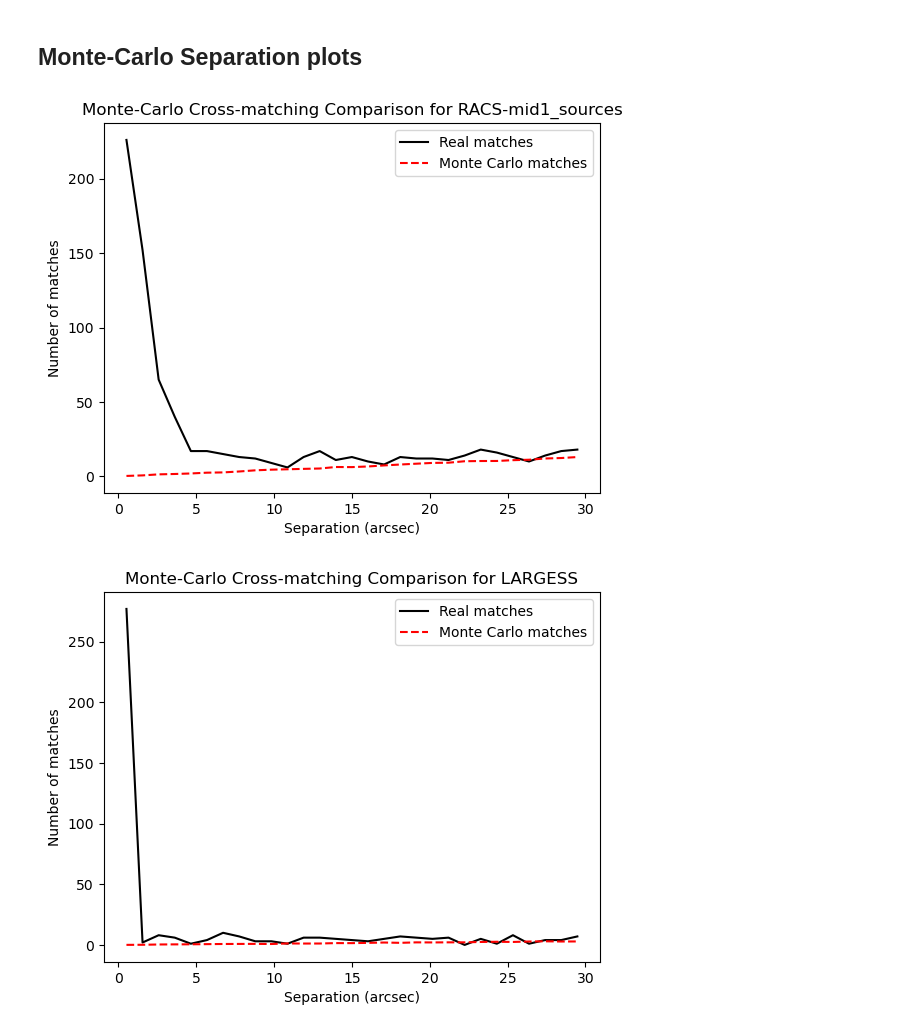
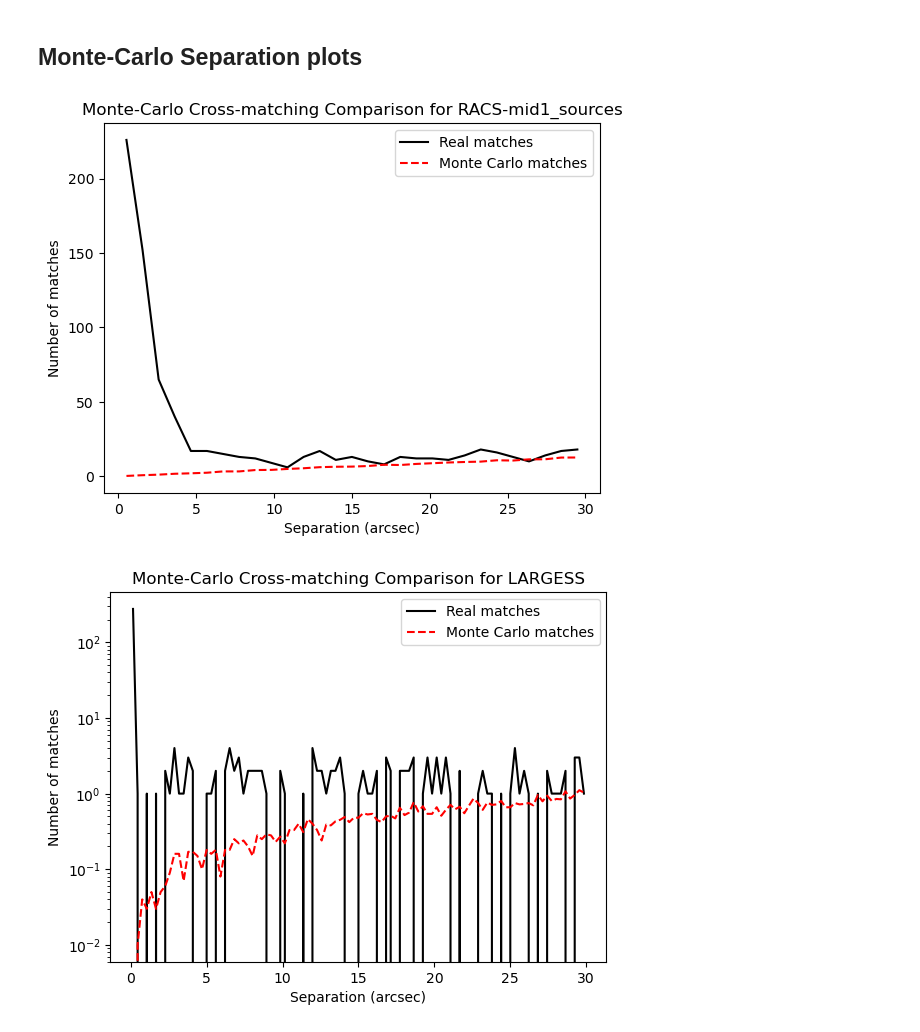
Before and after one commit to mspan4/sami_tools_smc_mspa4681, a Jupyter notebook: Code/Getting_cutouts.ipynb, the cells around one changed output. Cells and saved outputs as stored; diff of their text form; code cells hidden in the pictures.

Commit message:
Fixing plots/functions for chapter 2 and 3 plots

```diff
--- a/Code/Getting_cutouts.ipynb
+++ b/Code/Getting_cutouts.ipynb
@@ -17,7 +17,7 @@ def refresh_module():
     importlib.reload(all_fctns)
 
 
-Source_dir ="C:\\Users\\mspan\\OneDrive - The University of Sydney (Students)\\Honours\\"
+Source_dir ="C:\\Users\\mspan\\OneDrive - The University of Sydney (Students)\\Honours\\Honours Project\\"
 
 SAMI_regions = ("Cluster", "Filler", "GAMA")
 SAMI_Target_catalogues = ("InputCatClustersDR3.fits", "InputCatFiller.fits", "InputCatGAMADR3.fits")
@@ -635,7 +635,8 @@ Cluster
 # %% [markdown]
 ## Monte-Carlo Separation plots
 # %%
-def get_monte_carlo_separation_plot(catalogue_filepath, crossmatching_catalogue, crossmatching_colnames = ('RA', 'Dec'), max_sep_arcsec = 30, max_shifts = (0.1, 0.1), nbins=30):
+import all_fctns
+def get_monte_carlo_separation_plot(catalogue_filepath, crossmatching_catalogue, crossmatching_colnames = ('RA', 'Dec'), max_sep_arcsec = 30, max_shifts = (0.1, 0.1), nbins=30, matching_sep=2, n_trials = 100):
     # test if a cutout of the survey exists
     try:
         with fits.open(catalogue_filepath + "SAMI_target_region_cutout_" + crossmatching_catalogue) as survey_cutout_hdul:
@@ -654,7 +655,7 @@ def get_monte_carlo_separation_plot(catalogue_filepath, crossmatching_catalogue,
     # survey_cutout_table_hdu.keep_columns(crossmatching_colnames)
 
 
-    real_matched_table = get_crossmatched_fits_table(catalogue_filepath,
+    real_matched_table = all_fctns.get_crossmatched_fits_table(catalogue_filepath,
                                                     all_SAMI_target_table,
                                                     survey_cutout_table_hdu,
                                                     sep_arcsec = max_sep_arcsec,
@@ -662,8 +663,8 @@ def get_monte_carlo_separation_plot(catalogue_filepath, crossmatching_catalogue,
     real_separations = real_matched_table['sep_arcsec']
 
     # STEP 3: Generate a Monte Carlo (random-shifted) catalog
-    n_trials = 100
     all_random_separations = []
+    num_random_matches = []
 
     for i in range(n_trials):
         # create a new table that we can shift
@@ -677,12 +678,13 @@ def get_monte_carlo_separation_plot(catalogue_filepath, crossmatching_catalogue,
         shifted_survey_cutout_table[crossmatching_colnames[1]] = np.mod((survey_cutout_table_hdu[crossmatching_colnames[1]] + Dec_shift) +90, 180) -90
 
         # do crossmatching again with SAMI data
-        rand_matched_table = real_matched_table = get_crossmatched_fits_table(catalogue_filepath,
+        rand_matched_table = real_matched_table = all_fctns.get_crossmatched_fits_table(catalogue_filepath,
                                                     all_SAMI_target_table,
                                                     shifted_survey_cutout_table,
                                                     sep_arcsec = max_sep_arcsec,
                                                     crossmatching_colnames=crossmatching_colnames)
         all_random_separations.append(real_matched_table['sep_arcsec'])
+        num_random_matches.append(np.sum(real_matched_table['sep_arcsec']<=matching_sep))
 
     # Average histogram seperation plot
     bins = np.linspace(0, max_sep_arcsec, nbins)
@@ -699,17 +701,17 @@ def get_monte_carlo_separation_plot(catalogue_filepath, crossmatching_catalogue,
     plt.ylabel("Number of matches")
     plt.legend()
     plt.title(f"Monte-Carlo Cross-matching Comparison for {crossmatching_catalogue[:-5]}")
-
-    return
+    return all_random_separations, real_separations
 # %%
 get_monte_carlo_separation_plot(Source_dir+"Catalogues\\", "RACS-mid1_sources.fits", crossmatching_colnames=('RA', 'Dec'), max_sep_arcsec=30, max_shifts=(0.1, 0.1))
 plt.show()
 
-get_monte_carlo_separation_plot(Source_dir+"Catalogues\\", "LARGESS.fits", crossmatching_colnames=('RAdeg', 'DEdeg'))
+get_monte_carlo_separation_plot(Source_dir+"Catalogues\\", "LARGESS.fits", crossmatching_colnames=('RAdeg', 'DEdeg'), nbins=100)
+plt.yscale('log')
 plt.show()
 
 get_monte_carlo_separation_plot(Source_dir+"Catalogues\\", "eRASS1_Main.v1.1.fits", crossmatching_colnames=('RA', 'DEC'), nbins=15)
 plt.show()
 # %% [output]
 [figure]
-[figure, old version]
+[figure, new version]
```
Also changed, not shown: parts of 6 cells of this notebook, 4 other files.
